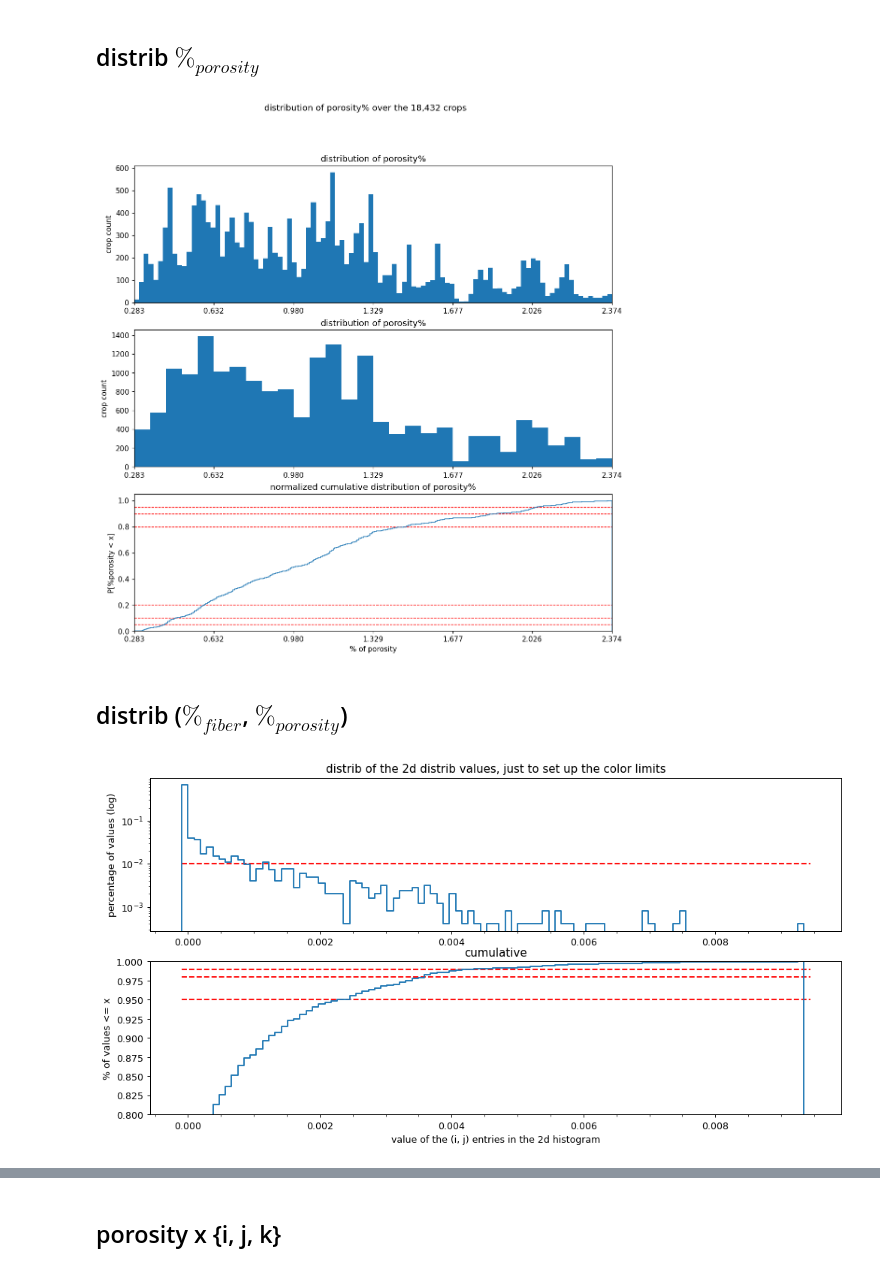
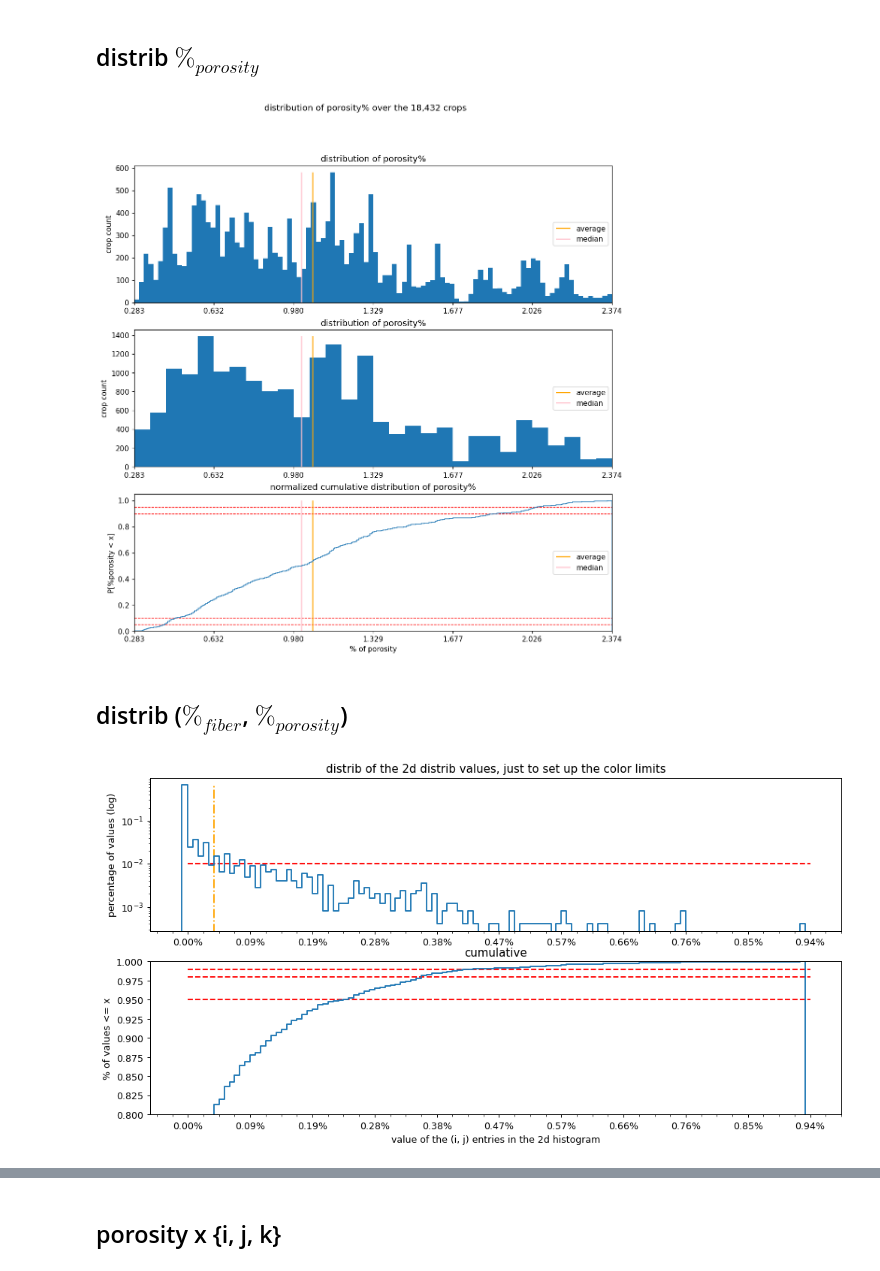
Before and after one commit to jpcbertoldo/tomo2seg, a Jupyter notebook: nbs/crop-probabilities-00.ipynb, the cells around one changed output, grey strips where cells are left out. Cells and saved outputs as stored; diff of their text form; code cells hidden in the pictures.

```diff
--- a/nbs/crop-probabilities-00.ipynb
+++ b/nbs/crop-probabilities-00.ipynb
@@ -307,6 +308,9 @@ assert np.all(np.isclose(labels_perc.sum(axis=-1), 100., atol=1e-6))  # 1e-6 = 1
 label_idx = 1
 label_name = volume.metadata.labels_names[label_idx]
 label_percs = labels_perc[:, :, :, label_idx].ravel()
+
+avg = np.average(label_percs)
+median = np.median(label_percs)
 
 fig, axs = plt.subplots(nrows := 3, ncols := 1, figsize=(3 * ncols * (sz := 4), nrows * sz), sharex=True, dpi=110)
 
@@ -328,4 +332,8 @@ for ax in axs[:-1]:
     ax.set_title(f"distribution of {label_name}%")
     ax.set_ylabel(f"crop count")
     ax.xaxis.set_tick_params(which='both', labelbottom=True)
+for ax in axs:
+    ax.vlines([avg], *ax.yaxis.get_data_interval(), color="orange", label="average")
+    ax.vlines([median], *ax.yaxis.get_data_interval(), color="pink", label="median")
+    ax.legend(loc="right")
 # %% [output]
@@ -336,6 +344,9 @@ for ax in axs[:-1]:
 label_idx = 2
 label_name = volume.metadata.labels_names[label_idx]
 label_percs = labels_perc[:, :, :, label_idx].ravel()
+
+avg = np.average(label_percs)
+median = np.median(label_percs)
 
 fig, axs = plt.subplots(nrows := 3, ncols := 1, figsize=(3 * ncols * (sz := 4), nrows * sz), sharex=True, dpi=110)
 
@@ -344,7 +355,7 @@ axs[1].hist(label_percs, bins=30)
 
 axs[-1].hist(label_percs, bins=300, cumulative=True, histtype="step", density=True);
 
-axs[-1].hlines([.05, .10, .20, .80, .90, .95], label_percs.min(), label_percs.max(), color='r', ls='--', linewidth=.9)
+axs[-1].hlines([.05, .10, .90, .95], label_percs.min(), label_percs.max(), color='r', ls='--', linewidth=.9)
 
 fig.suptitle(f"distribution of {label_name}% over the {ncrops_str} crops")
 axs[-1].set_xlabel(f"% of {label_name}")
@@ -357,8 +368,12 @@ for ax in axs[:-1]:
     ax.set_title(f"distribution of {label_name}%")
     ax.set_ylabel(f"crop count")
     ax.xaxis.set_tick_params(which='both', labelbottom=True)
+for ax in axs:
+    ax.vlines([avg], *ax.yaxis.get_data_interval(), color="orange", label="average")
+    ax.vlines([median], *ax.yaxis.get_data_interval(), color="pink", label="median")
+    ax.legend(loc="right")
 # %% [output]
-[figure, old version]
+[figure, new version]
 # %% [markdown]
 ## distrib ($\text{%}_{fiber}$, $\text{%}_{porosity}$)
 # %%
@@ -381,30 +396,36 @@ h /= h.sum()
 # %%
 label_couple_percs = h.ravel()
 
-vals_, bins = np.histogram(label_couple_percs, bins=(n_bins:=100))
+vals_, bins = np.histogram(label_couple_percs, bins=(n_bins:=120))
 vals = vals_ / vals_.sum()  # sum is the number of bins in the 2d hist
 vals_cum = np.cumsum(vals_) / vals_.sum()  # sum is the number of bins in the 2d hist
 
 fig, axs = plt.subplots(nrows := 2, ncols := 1, figsize=(4 * ncols * (sz := 3.3), nrows * sz), sharex=True, dpi=90)
 
 axs[0].step([bins[0] - .0001] + bins.tolist(), [0] + vals.tolist() + [0]);  # make vertical lines in the ends
-x_interval = axs[0].xaxis.get_data_interval()
+x_interval = np.min(label_couple_percs), np.max(label_couple_percs)
+y_interval = axs[0].yaxis.get_data_interval()
 
 axs[0].set_yscale("log")
 axs[0].hlines([.01], *x_interval, color='r', ls='--')
 axs[0].set_title("distrib of the 2d distrib values, just to set up the color limits")
 axs[0].xaxis.set_tick_params(which='both', labelbottom=True)
 axs[0].set_ylabel("percentage of values (log)")
 
 axs[1].step([bins[0] - .0001] + bins.tolist(), [0] + vals_cum.tolist() + [0]);
 axs[1].hlines([.95, .98, .99], *x_interval, color='r', ls='--')
 axs[1].set_ylim(.80, 1)
 axs[1].set_xlabel("value of the (i, j) entries in the 2d histogram")
 axs[1].set_title("cumulative")
 axs[1].set_ylabel("% of values <= x")
+axs[1].set_xticks(np.linspace(*x_interval, 11))
+axs[1].xaxis.set_major_formatter(ticker.StrMethodFormatter("{x:.2%}"))
 axs[1].xaxis.set_minor_locator(matplotlib.ticker.AutoMinorLocator())
+
+for ax in axs:
+    ax.vlines([1 / label_couple_percs.shape[0] ], *y_interval, color='orange', ls='-.')
 # %% [output]
-[figure, old version]
+[figure, new version]
 # %%
 import matplotlib
 # %%
```
Also changed, not shown: parts of 13 cells of this notebook.
